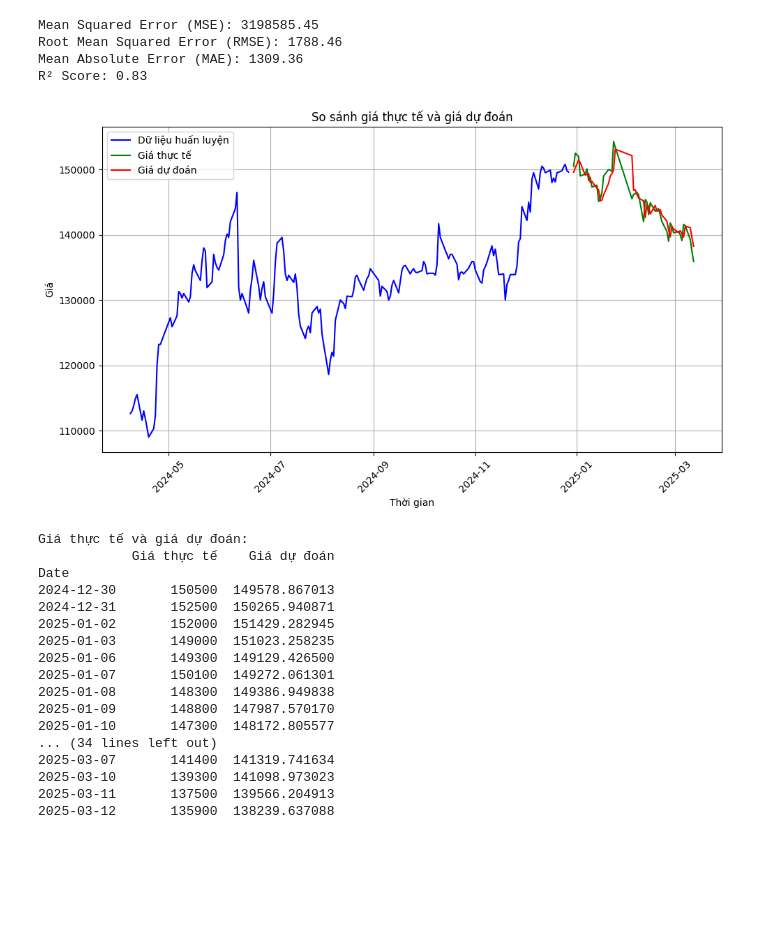
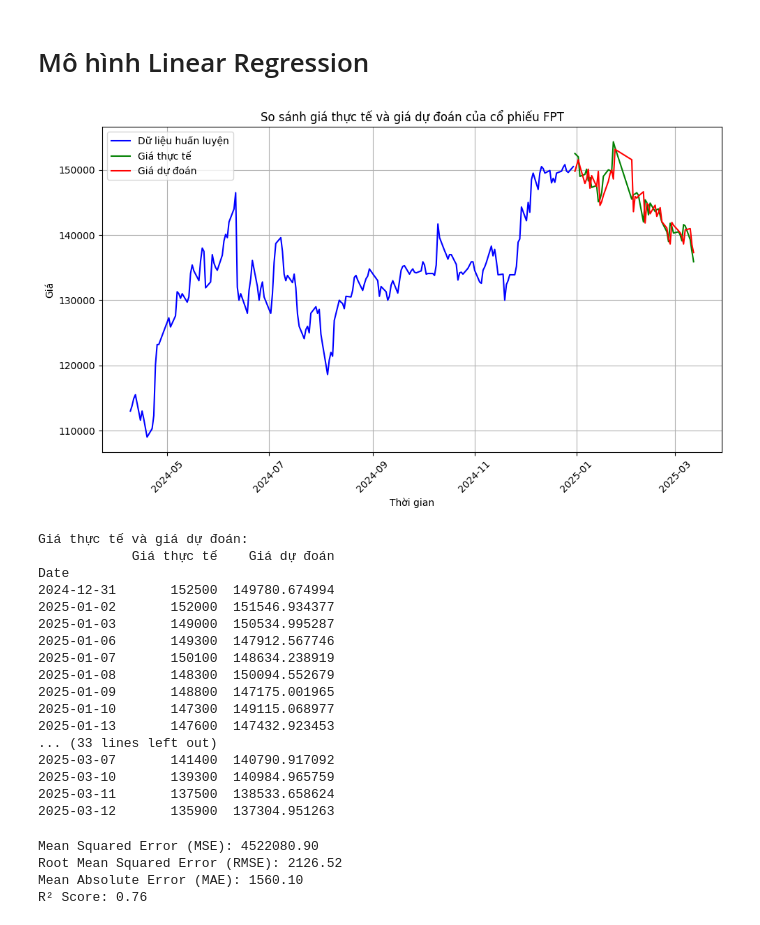
Before and after one commit to quanquan1406/Data_Explorer_2025, a Jupyter notebook: P1_Train_Model/Train_model_FPT_LinearRegression.ipynb, the cells around one changed output. Saved outputs shown, nothing was run; the diff lists cells and outputs as text; code cells hidden in the pictures; blank space fills up the shorter version.

```diff
--- a/P1_Train_Model/Train_model_FPT_LinearRegression.ipynb
+++ b/P1_Train_Model/Train_model_FPT_LinearRegression.ipynb
@@ -20,7 +24,8 @@ merged_df.set_index('Date', inplace=True)
 # %%
 # --- Lấy các cột cần thiết ---
-features = ['EPS','P/E','P/B','P/S',
-            'Loi nhuan','Market Cap_lag1','Closing Price_lag1',
-            'Foreign Investor Room_lag1','Remaining Room Shares_lag1','MA5','MA10']
+features = ['Market Cap_lag1','Closing Price_lag1','Remaining Room %_lag1','Total Sell Value_lag1',
+            'Matched Sell Value_lag1','Matched Buy Value_lag1',
+            'Negotiated Sell Value_lag1','Negotiated Sell Volume_lag1',
+            'Negotiated Buy Value_lag1','Market Cap_lag1','Foreign Investor Room_lag1','MA5','MA10']
 target = 'Closing Price'
 # %% [markdown]
@@ -49,6 +54,8 @@ test_index = X_test_raw.index
 scaler = StandardScaler()
 X_train = scaler.fit_transform(X_train_raw)
 X_test = scaler.transform(X_test_raw)
+# %% [markdown]
+# Mô hình Linear Regression
 # %%
 # --- Xây mô hình ---
 model = LinearRegression()
@@ -56,22 +63,6 @@ model.fit(X_train, y_train,)
 
 # --- Dự đoán ---
 y_pred = model.predict(X_test)
-
-# --- Đánh giá mô hình ---
-mse = mean_squared_error(y_test, y_pred)
-rmse = np.sqrt(mse)
-mae = mean_absolute_error(y_test, y_pred)
-r2 = r2_score(y_test, y_pred)
-
-print(f"Mean Squared Error (MSE): {mse:.2f}")
-print(f"Root Mean Squared Error (RMSE): {rmse:.2f}")
-print(f"Mean Absolute Error (MAE): {mae:.2f}")
-print(f"R² Score: {r2:.2f}")
-# %% [output]
-Mean Squared Error (MSE): 3198585.45
-Root Mean Squared Error (RMSE): 1788.46
-Mean Absolute Error (MAE): 1309.36
-R² Score: 0.83
 # %%
 # Tạo DataFrame để dễ thao tác và sắp xếp
 train_df = pd.DataFrame({'Giá huấn luyện': y_train}, index=train_index).sort_index()
@@ -79,38 +70,54 @@ test_df = pd.DataFrame({'Giá thực tế': y_test, 'Giá dự đoán': y_pred},
 # %%
 plt.figure(figsize=(10, 6))
 plt.plot(train_df.index, train_df['Giá huấn luyện'], label='Dữ liệu huấn luyện', color='blue')
 plt.plot(test_df.index, test_df['Giá thực tế'], label='Giá thực tế', color='green')
 plt.plot(test_df.index, test_df['Giá dự đoán'], label='Giá dự đoán', color='red')
 
 plt.legend()
-plt.title('So sánh giá thực tế và giá dự đoán')
+plt.title('So sánh giá thực tế và giá dự đoán của cổ phiếu FPT')
 plt.xlabel('Thời gian')
 plt.ylabel('Giá')
 plt.grid(True)
-plt.xticks(rotation=45)  # Xoay nhãn thời gian cho dễ đọc
+plt.xticks(rotation=45)
 plt.tight_layout()
 plt.show()
 # %% [output]
-[figure, old version]
+[figure, new version]
 # %%
 # In ra các giá trị dự đoán
 print("Giá thực tế và giá dự đoán:")
-print(test_df[['Giá thực tế', 'Giá dự đoán']])  # In ra 10 dòng đầu tiên của giá thực tế và giá dự đoán
+print(test_df[['Giá thực tế', 'Giá dự đoán']])
 # %% [output]
 Giá thực tế và giá dự đoán:
             Giá thực tế    Giá dự đoán
 Date
-2024-12-30       150500  149578.867013
-2024-12-31       152500  150265.940871
-2025-01-02       152000  151429.282945
-2025-01-03       149000  151023.258235
-2025-01-06       149300  149129.426500
-2025-01-07       150100  149272.061301
-2025-01-08       148300  149386.949838
-2025-01-09       148800  147987.570170
-2025-01-10       147300  148172.805577
-... (34 lines left out)
-2025-03-07       141400  141319.741634
-2025-03-10       139300  141098.973023
-2025-03-11       137500  139566.204913
-2025-03-12       135900  138239.637088
+2024-12-31       152500  149780.674994
+2025-01-02       152000  151546.934377
+2025-01-03       149000  150534.995287
+2025-01-06       149300  147912.567746
+2025-01-07       150100  148634.238919
+2025-01-08       148300  150094.552679
+2025-01-09       148800  147175.001965
+2025-01-10       147300  149115.068977
+2025-01-13       147600  147432.923453
+... (33 lines left out)
+2025-03-07       141400  140790.917092
+2025-03-10       139300  140984.965759
+2025-03-11       137500  138533.658624
+2025-03-12       135900  137304.951263
+# %%
+# --- Đánh giá mô hình ---
+mse = mean_squared_error(y_test, y_pred)
+rmse = np.sqrt(mse)
+mae = mean_absolute_error(y_test, y_pred)
+r2 = r2_score(y_test, y_pred)
+
+print(f"Mean Squared Error (MSE): {mse:.2f}")
+print(f"Root Mean Squared Error (RMSE): {rmse:.2f}")
+print(f"Mean Absolute Error (MAE): {mae:.2f}")
+print(f"R² Score: {r2:.2f}")
+# %% [output]
+Mean Squared Error (MSE): 4522080.90
+Root Mean Squared Error (RMSE): 2126.52
+Mean Absolute Error (MAE): 1560.10
+R² Score: 0.76
```
Also changed, not shown: parts of 3 cells of this notebook, 11 other files.
